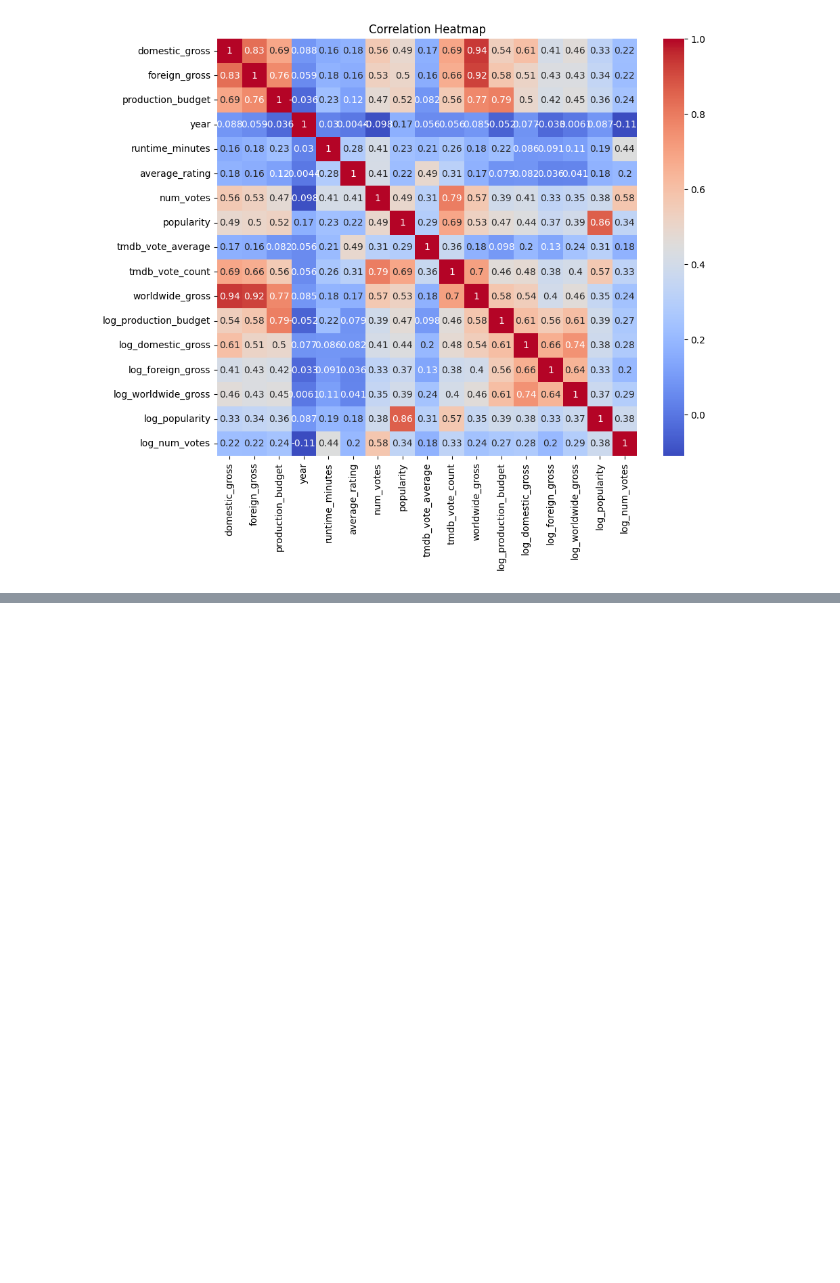
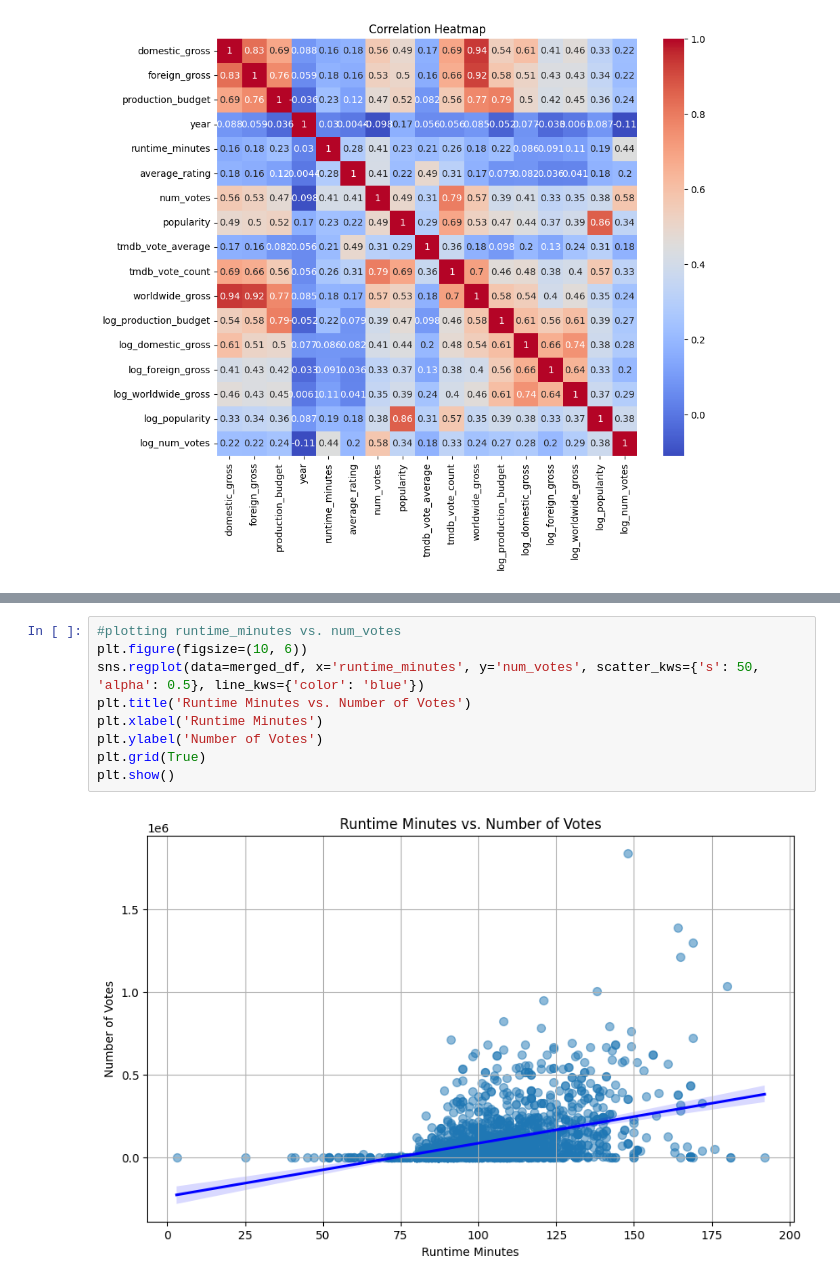
Before and after one commit to 66ultra/MBO-Analysis, a Jupyter notebook: code/EDA of Provided Movie Data.ipynb, the cells around one changed output, grey strips where cells are left out. Saved outputs shown, nothing was run; the diff lists cells and outputs as text; blank space fills up the shorter version.

```diff
--- a/code/EDA of Provided Movie Data.ipynb
+++ b/code/EDA of Provided Movie Data.ipynb
@@ -956,0 +334,11 @@ Overall, this analysis provides a comprehensive understanding of the key drivers
+# %%
+#plotting runtime_minutes vs. num_votes
+plt.figure(figsize=(10, 6))
+sns.regplot(data=merged_df, x='runtime_minutes', y='num_votes', scatter_kws={'s': 50, 'alpha': 0.5}, line_kws={'color': 'blue'})
+plt.title('Runtime Minutes vs. Number of Votes')
+plt.xlabel('Runtime Minutes')
+plt.ylabel('Number of Votes')
+plt.grid(True)
+plt.show()
+# %% [output]
+[figure, added]
```
Also changed, not shown: parts of 60 cells of this notebook.
